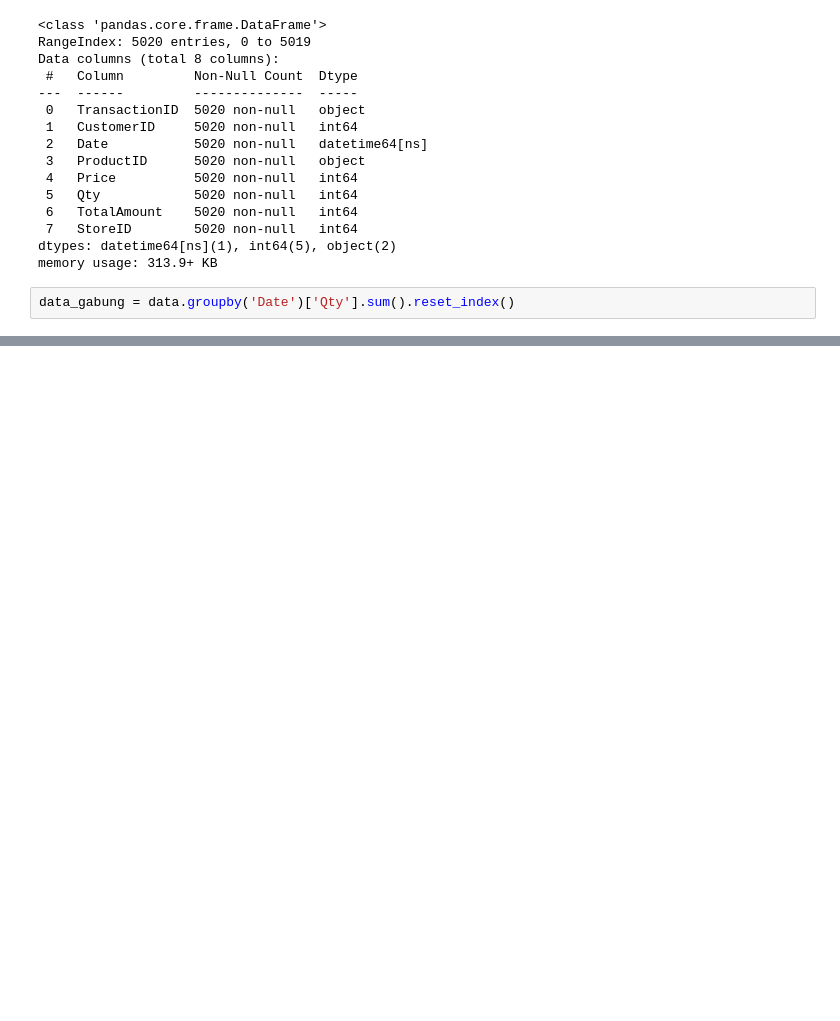
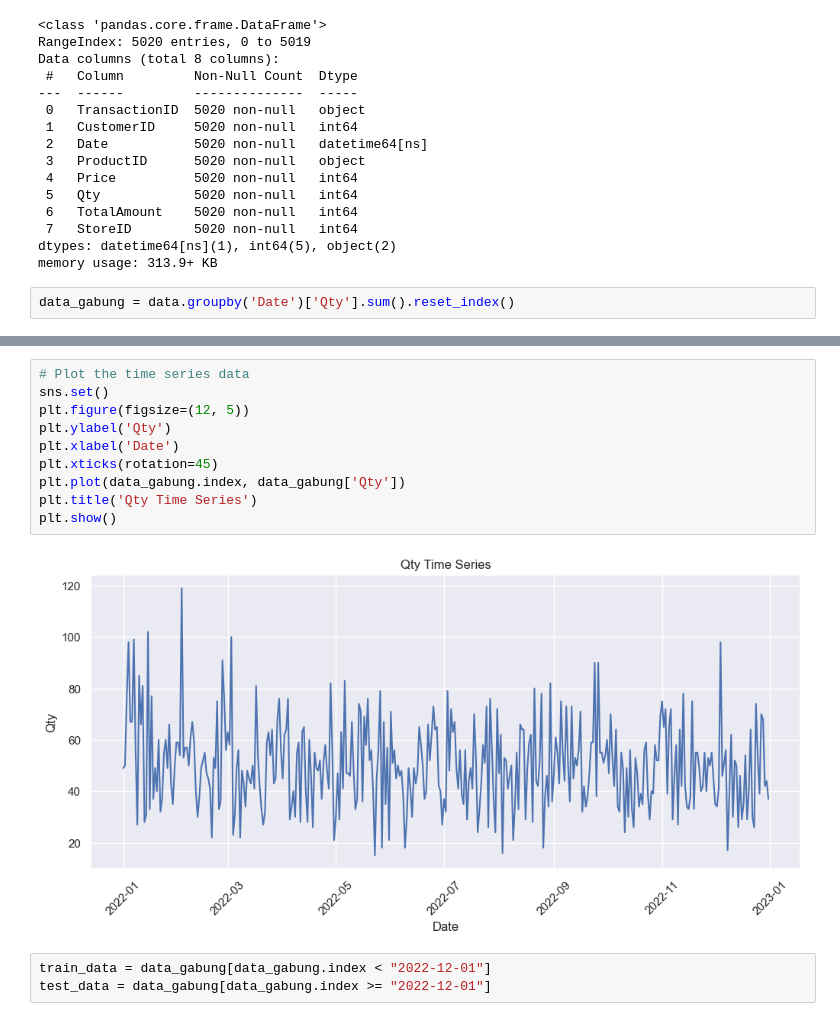
Before and after one commit to mfthrq/fp-vixrakaminxkalbe-datascience, a Jupyter notebook: ml_regression_finalproject.ipynb, the cells around one changed output, grey strips where cells are left out. Saved outputs shown, nothing was run; the diff lists cells and outputs as text; blank space fills up the shorter version.

```diff
--- a/ml_regression_finalproject.ipynb
+++ b/ml_regression_finalproject.ipynb
@@ -118,0 +137,15 @@ data_gabung.head()
+# %%
+# Plot the time series data
+sns.set()
+plt.figure(figsize=(12, 5))
+plt.ylabel('Qty')
+plt.xlabel('Date')
+plt.xticks(rotation=45)
+plt.plot(data_gabung.index, data_gabung['Qty'])
+plt.title('Qty Time Series')
+plt.show()
+# %% [output]
+[figure, added]
+# %%
+train_data = data_gabung[data_gabung.index < "2022-12-01"]
+test_data = data_gabung[data_gabung.index >= "2022-12-01"]
```
Also changed, not shown: parts of 12 cells of this notebook.
